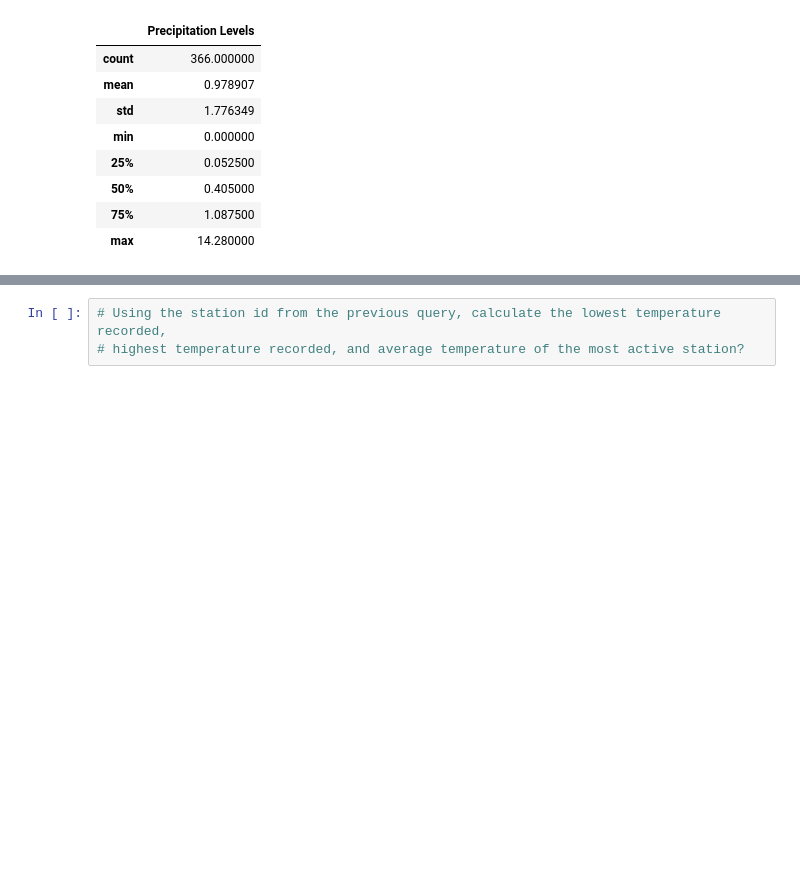
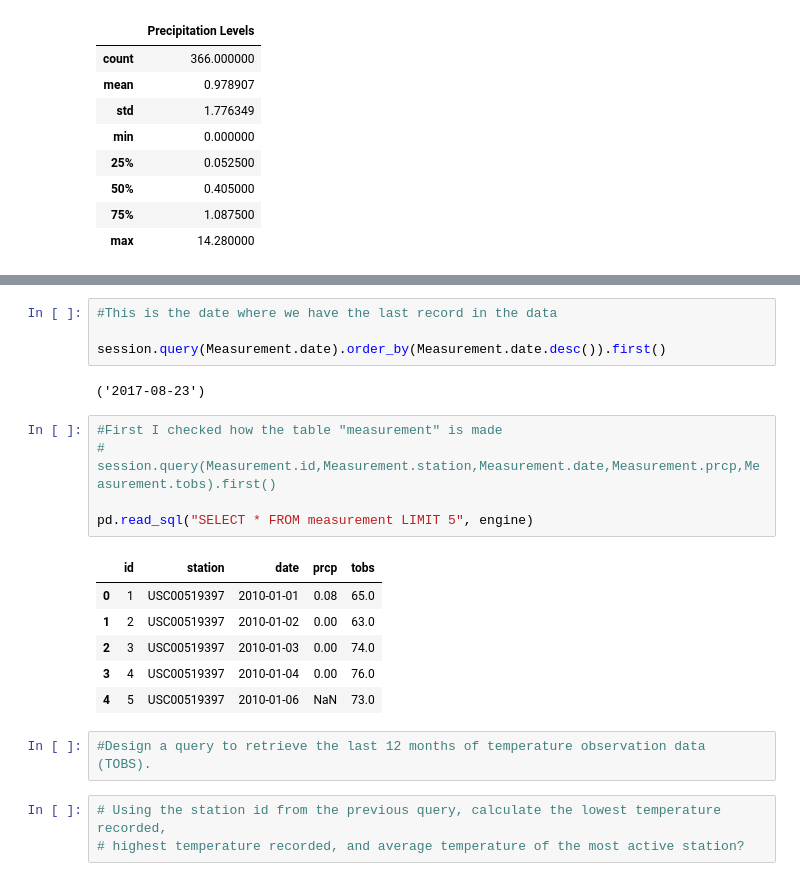
Before and after one commit to trezeget-1/sqlalchemy-challenge, a Jupyter notebook: Instructions/climate_starter.ipynb, the cells around one changed output, grey strips where cells are left out. Drawn from its saved outputs; the diff is of its cells as text; blank space fills up the shorter version.

Commit message:
recording my progress so far

```diff
--- a/Instructions/climate_starter.ipynb
+++ b/Instructions/climate_starter.ipynb
@@ -153,3 +199,23 @@ precipitation_df_plot.describe()
+# %%
+#This is the date where we have the last record in the data
+
+session.query(Measurement.date).order_by(Measurement.date.desc()).first()
+# %% [output]
+('2017-08-23')
+# %%
+#First I checked how the table "measurement" is made
+# session.query(Measurement.id,Measurement.station,Measurement.date,Measurement.prcp,Measurement.tobs).first()
+
+pd.read_sql("SELECT * FROM measurement LIMIT 5", engine)
+# %% [output]
+|  | id | station | date | prcp | tobs |
+| 0 | 1 | USC00519397 | 2010-01-01 | 0.08 | 65.0 |
+| 1 | 2 | USC00519397 | 2010-01-02 | 0.00 | 63.0 |
+| 2 | 3 | USC00519397 | 2010-01-03 | 0.00 | 74.0 |
+| 3 | 4 | USC00519397 | 2010-01-04 | 0.00 | 76.0 |
+| 4 | 5 | USC00519397 | 2010-01-06 | NaN | 73.0 |
+# %%
+#Design a query to retrieve the last 12 months of temperature observation data (TOBS).
 # %%
 # Using the station id from the previous query, calculate the lowest temperature recorded,
 # highest temperature recorded, and average temperature of the most active station?
```
Also changed, not shown: parts of 6 cells of this notebook.
